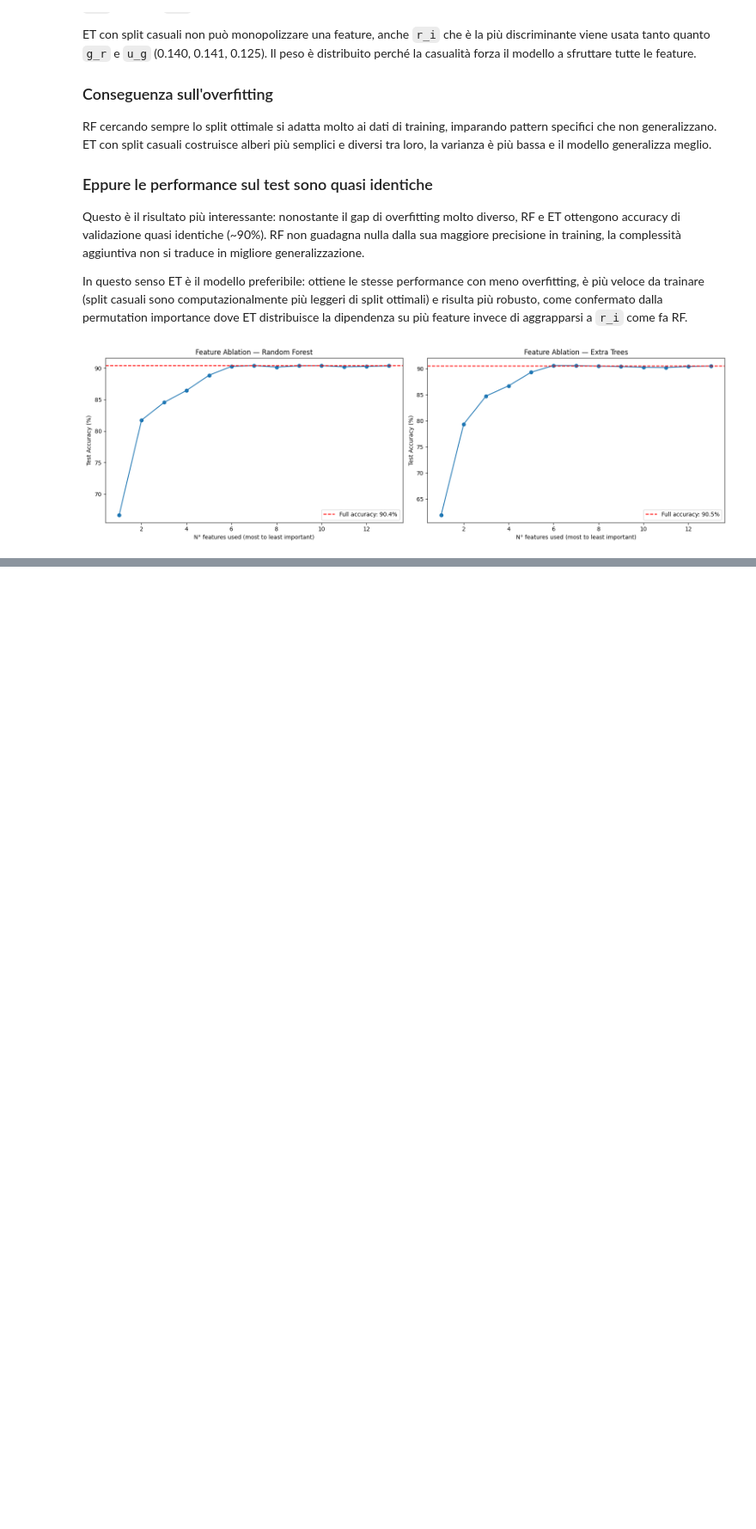
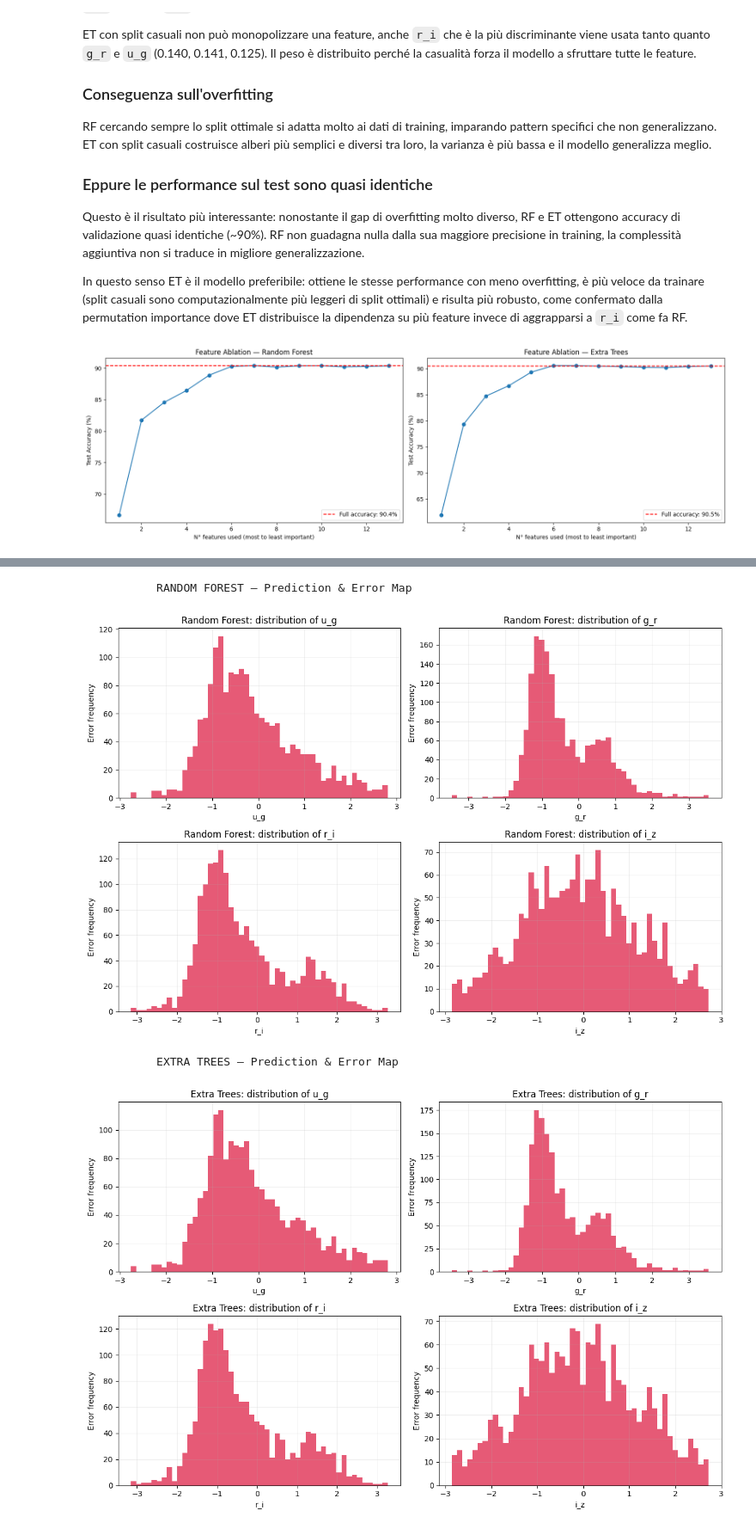
Before and after one commit to nicolomeneguzzo/Computational-Physics-2026, a Jupyter notebook: Astrophysical-Objects-Recognition/notebooks/enrica_random_forest.ipynb, the cells around one changed output, grey strips where cells are left out. Shown at 86% size. Cells and saved outputs as stored; diff of their text form; code cells hidden in the pictures; blank space fills up the shorter version.

```diff
--- a/Astrophysical-Objects-Recognition/notebooks/enrica_random_forest.ipynb
+++ b/Astrophysical-Objects-Recognition/notebooks/enrica_random_forest.ipynb
@@ -285,0 +346,19 @@ plt.show()
+# %%
+print("           RANDOM FOREST — Prediction & Error Map")
+sc.plot_misclassified_feature_distributions(
+    X_test_df, y_test, y_test_pred_rf,
+    features=["u_g", "g_r", "r_i", "i_z"],
+    title_prefix="Random Forest"
+)
+
+print("           EXTRA TREES — Prediction & Error Map")
+sc.plot_misclassified_feature_distributions(
+    X_test_df, y_test, y_test_pred_et,
+    features=["u_g", "g_r", "r_i", "i_z"],
+    title_prefix="Extra Trees"
+)
+# %% [output]
+           RANDOM FOREST — Prediction & Error Map
+[figure, added]
+           EXTRA TREES — Prediction & Error Map
+[figure, added]
```
Also changed, not shown: parts of 6 cells of this notebook, 2 other files.
